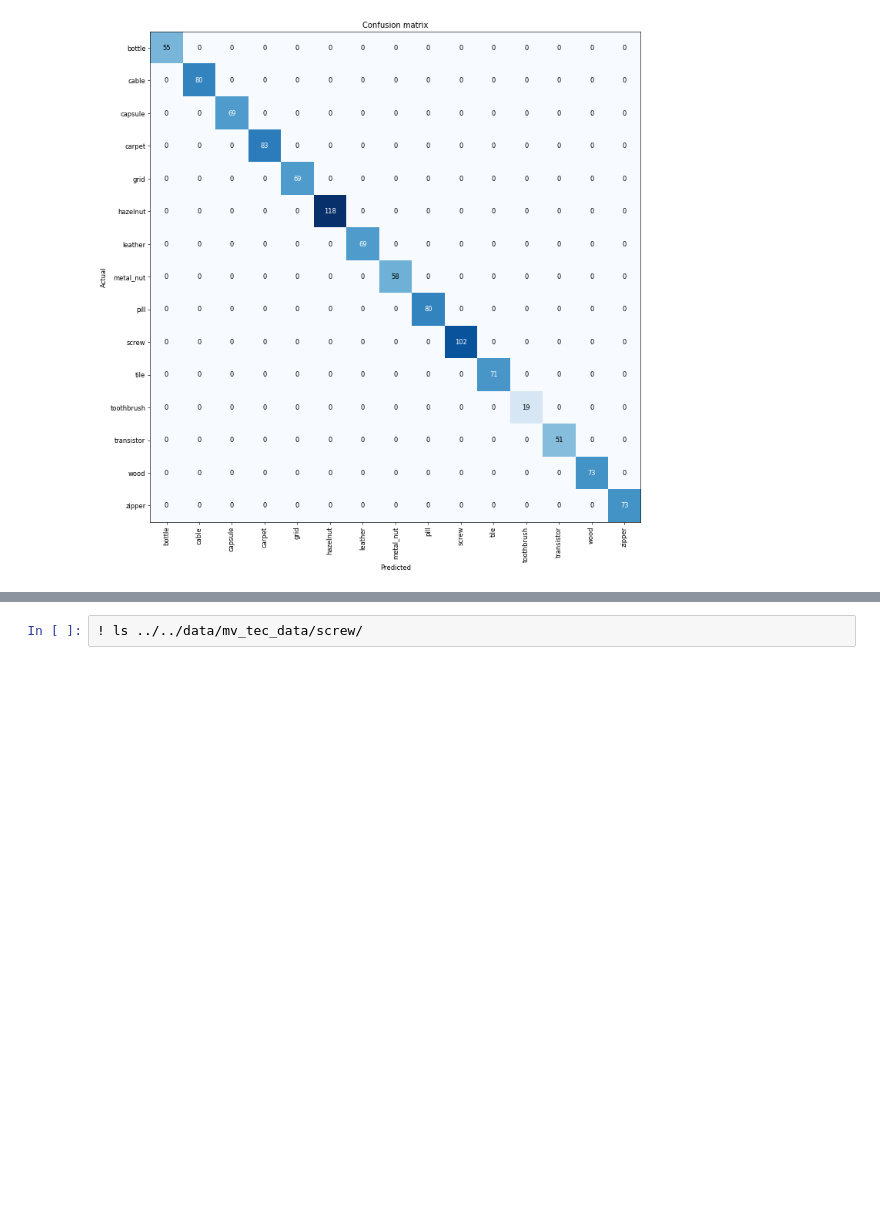
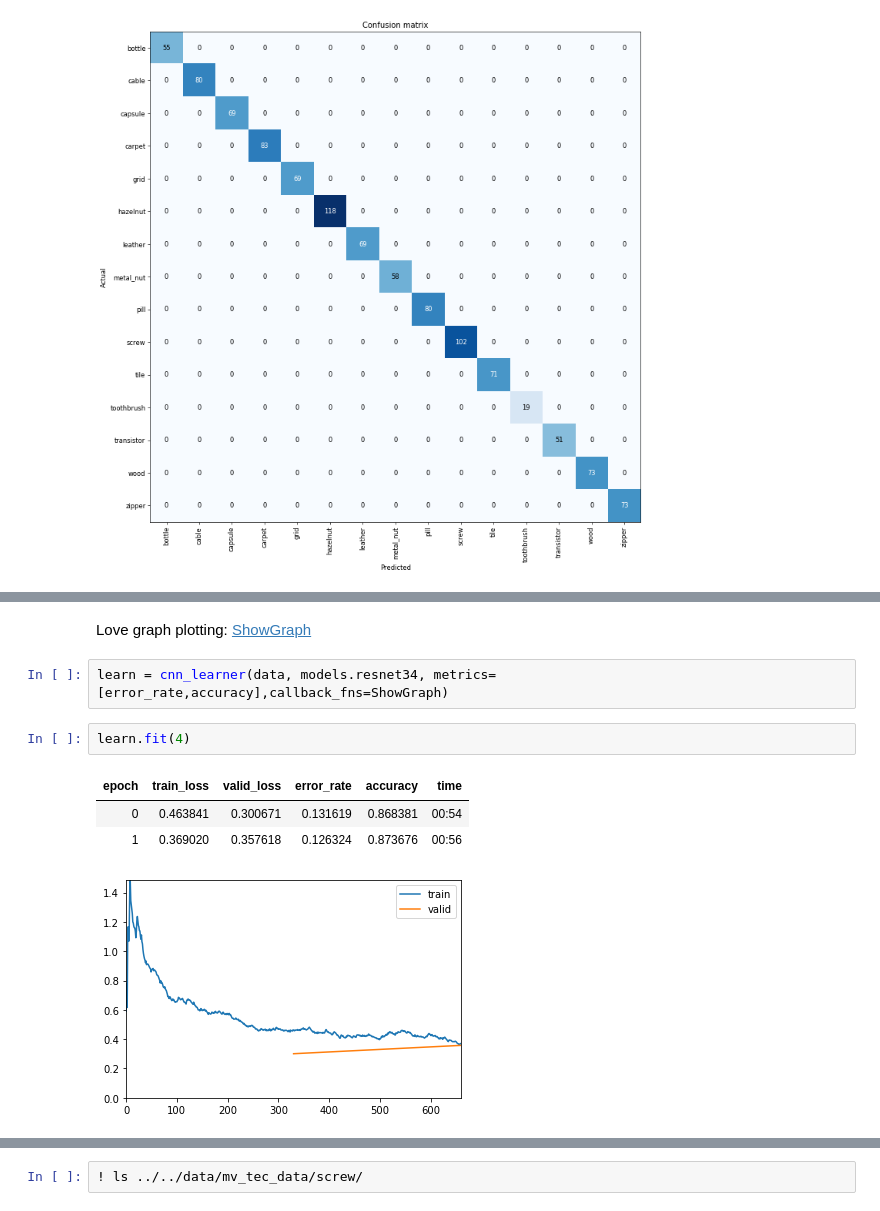
Before and after one commit to josiahls/FastaiWorkshop, a Jupyter notebook: fastai_worshop/notebooks/Part 2 [Basic Image Classification].ipynb, the cells around one changed output, grey strips where cells are left out. Drawn from its saved outputs; the diff is of its cells as text; blank space fills up the shorter version.

```diff
--- a/fastai_worshop/notebooks/Part 2 [Basic Image Classification].ipynb
+++ b/fastai_worshop/notebooks/Part 2 [Basic Image Classification].ipynb
@@ -144,0 +170,11 @@ interp.plot_confusion_matrix(figsize=(12,12), dpi=60)
+# %% [markdown]
+Love graph plotting: [ShowGraph](https://docs.fast.ai/train.html#ShowGraph)
+# %%
+learn = cnn_learner(data, models.resnet34, metrics=[error_rate,accuracy],callback_fns=ShowGraph)
+# %%
+learn.fit(4)
+# %% [output]
+| epoch | train_loss | valid_loss | error_rate | accuracy | time |
+| 0 | 0.463841 | 0.300671 | 0.131619 | 0.868381 | 00:54 |
+| 1 | 0.369020 | 0.357618 | 0.126324 | 0.873676 | 00:56 |
+[figure, added]
```
Also changed, not shown: parts of 18 cells of this notebook, 3 other files.
